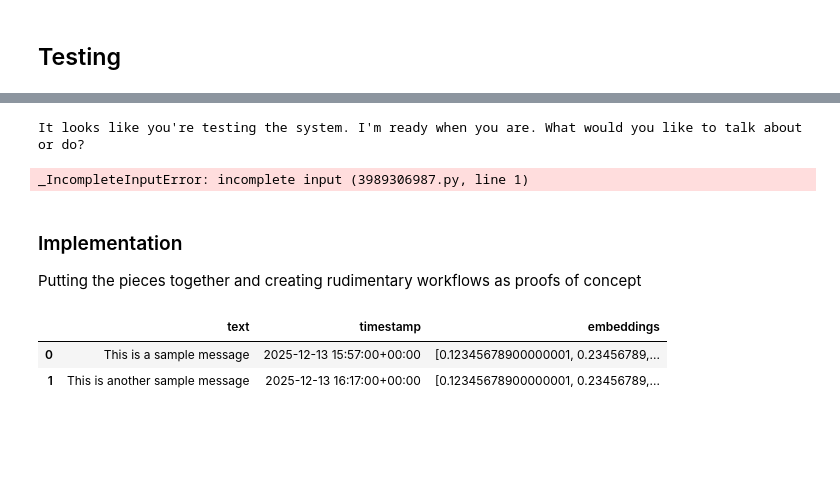
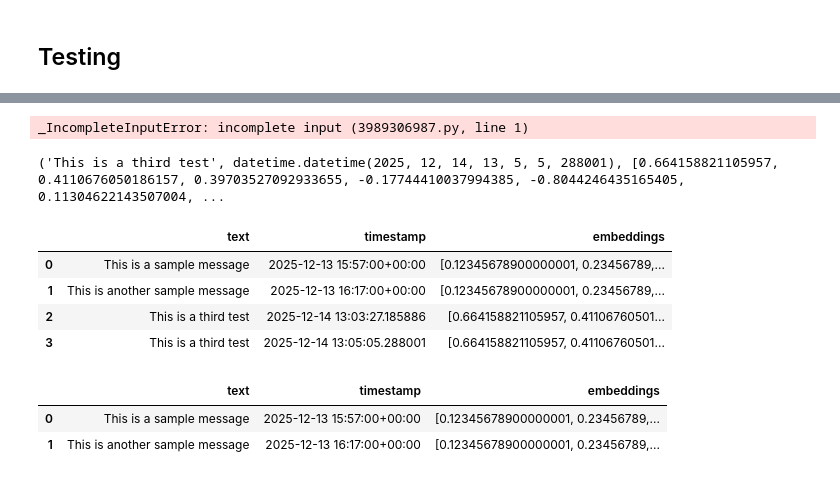
Before and after one commit to DavidObst-create/memRAG, a Jupyter notebook: mRAG-01.ipynb, the cells around one changed output, grey strips where cells are left out. Cells and saved outputs as stored; diff of their text form; code cells hidden in the pictures; blank space fills up the shorter version.

Commit message:
Implemented create_memory function, pandas dataframe manipulation, json read and write. Updated hierarchy to better organize memory files

```diff
--- a/mRAG-01.ipynb
+++ b/mRAG-01.ipynb
@@ -147,17 +181,21 @@ response = await get_llm_response(prompt)
-# %%
-print(response)
-# %% [output]
-It looks like you're testing the system. I'm ready when you are. What would you like to talk about or do?
 # %%
 embeddings = await get_embeddings(prompt)
 # %%
 print(embeddings
 # %% [output]
 _IncompleteInputError: incomplete input (3989306987.py, line 1)
-# %% [markdown]
-### Implementation
-
-Putting the pieces together and creating rudimentary workflows as proofs of concept
+# %%
+await create_memory("This is a third test")
+# %% [output]
+('This is a third test', datetime.datetime(2025, 12, 14, 13, 5, 5, 288001), [0.664158821105957, 0.4110676050186157, 0.39703527092933655, -0.17744410037994385, -0.8044246435165405, 0.11304622143507004, ...
+# %%
+data.head()
+# %% [output]
+|  | text | timestamp | embeddings |
+| 0 | This is a sample message | 2025-12-13 15:57:00+00:00 | [0.12345678900000001, 0.23456789,... |
+| 1 | This is another sample message | 2025-12-13 16:17:00+00:00 | [0.12345678900000001, 0.23456789,... |
+| 2 | This is a third test | 2025-12-14 13:03:27.185886 | [0.664158821105957, 0.41106760501... |
+| 3 | This is a third test | 2025-12-14 13:05:05.288001 | [0.664158821105957, 0.41106760501... |
 # %%
 #Parse the raw data stored on the memories.json file
 # TODO Make this a function called get_memories(memories.json)
```
Also changed, not shown: parts of 15 cells of this notebook, 3 other files.
